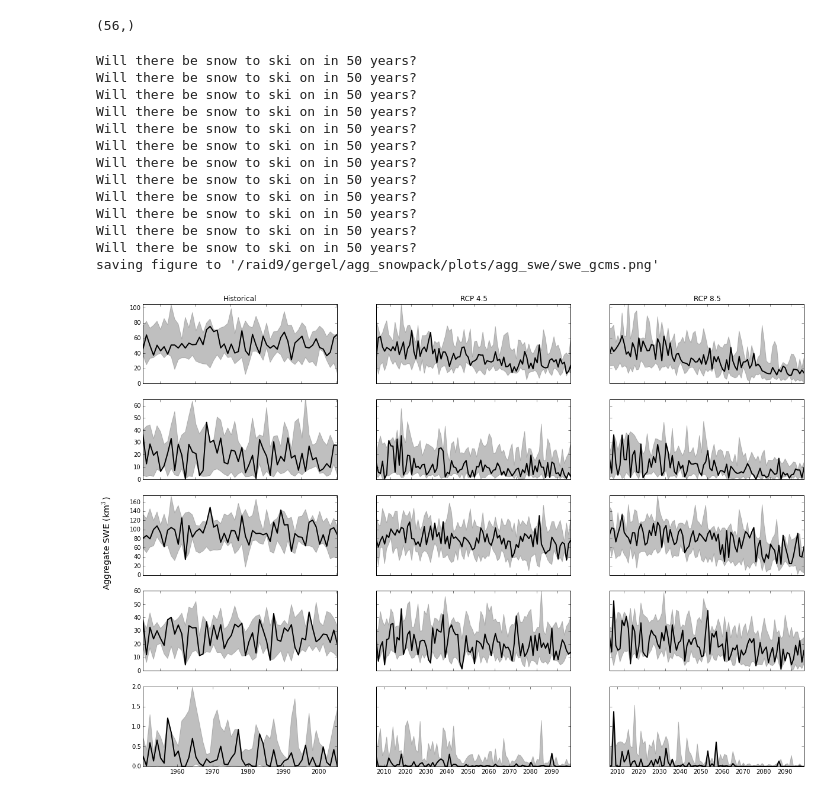
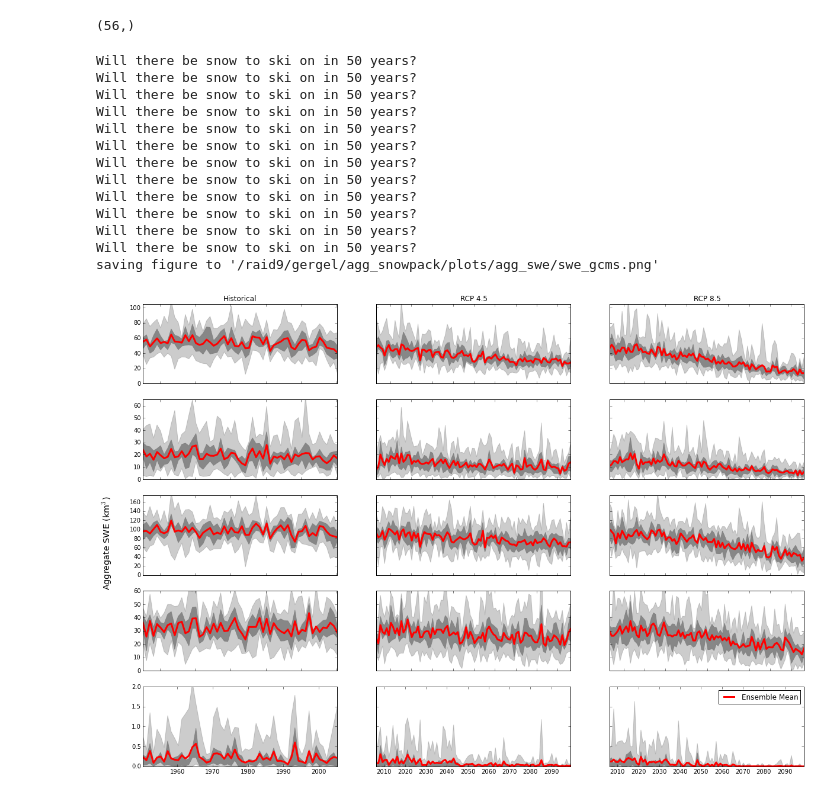
Before and after one commit to XUEYANZHANG9/IS_snowfire, a Jupyter notebook: plot_aggregate_swe_sm_panelstyle.ipynb, the cells around one changed output. Drawn from its saved outputs; the diff is of its cells as text; code cells hidden in the pictures.

```diff
--- a/plot_aggregate_swe_sm_panelstyle.ipynb
+++ b/plot_aggregate_swe_sm_panelstyle.ipynb
@@ -139,7 +139,7 @@ models = ['CNRM-CM5','NorESM1-M','IPSL-CM5A-MR','CanESM2','CCSM4','HadGEM2-CC365
 import matplotlib.dates
 lt = 20
 rt = 14
-lw = 2.0
+lw = 3.0
 variable = "swe"
 num = 0
 fig = plt.figure(figsize=(lt,rt))
@@ -194,8 +194,9 @@ for basin in basins:
             ax.xaxis.set_major_locator(matplotlib.dates.YearLocator(10))
             ax.autoscale_view()
 
-        ax.plot_date(dates,swe,fmt='-',color='k',linewidth=lw)
-        ax.fill_between(dates,swemin,swemax,color='grey',alpha=0.5)
+        ax.plot_date(dates,swelist.mean(0),fmt='-',color='r',linewidth=lw,label='Ensemble Mean')
+        ax.fill_between(dates,swemin,swemax,color='grey',alpha=0.4,label='Full Range')
+        ax.fill_between(dates,np.percentile(swelist,25,0),np.percentile(swelist,75,0),color='grey',alpha=0.9,label='IQR')
         # ax.set_ylabel('SWE in km^3')
         ########################### set axes
         if (basin == 'whites'):
@@ -208,31 +209,35 @@ for basin in basins:
                 plt.ylim((0,60))
         else:
                 plt.ylim((0,175))
 
         num += 1
 
+        if (basin == "whites" and (scenario == "rcp85")):
+            plt.legend()
+            #plt.legend([p1, p2, p3], ['Full Range', 'IQR','Ensemble Mean'])
+
 fig.text(0.075, 0.5, 'Aggregate SWE (km$^{3}$)', va='center', rotation='vertical',size = 'x-large')
 
 
 
 ## save plot
 direc = '/raid9/gergel/agg_snowpack/plots/agg_swe'
 plotname = 'swe_gcms.png'
 savepath = os.path.join(direc, plotname)
 print ("saving figure to '%s'" % savepath)
 plt.savefig(savepath)
 # %% [output]
 Will there be snow to ski on in 50 years?
 Will there be snow to ski on in 50 years?
 Will there be snow to ski on in 50 years?
 Will there be snow to ski on in 50 years?
 Will there be snow to ski on in 50 years?
 Will there be snow to ski on in 50 years?
 Will there be snow to ski on in 50 years?
 Will there be snow to ski on in 50 years?
 Will there be snow to ski on in 50 years?
 Will there be snow to ski on in 50 years?
 Will there be snow to ski on in 50 years?
 Will there be snow to ski on in 50 years?
 saving figure to '/raid9/gergel/agg_snowpack/plots/agg_swe/swe_gcms.png'
-[figure, old version]
+[figure, new version]
```
Also changed, not shown: parts of 1 cell of this notebook.
